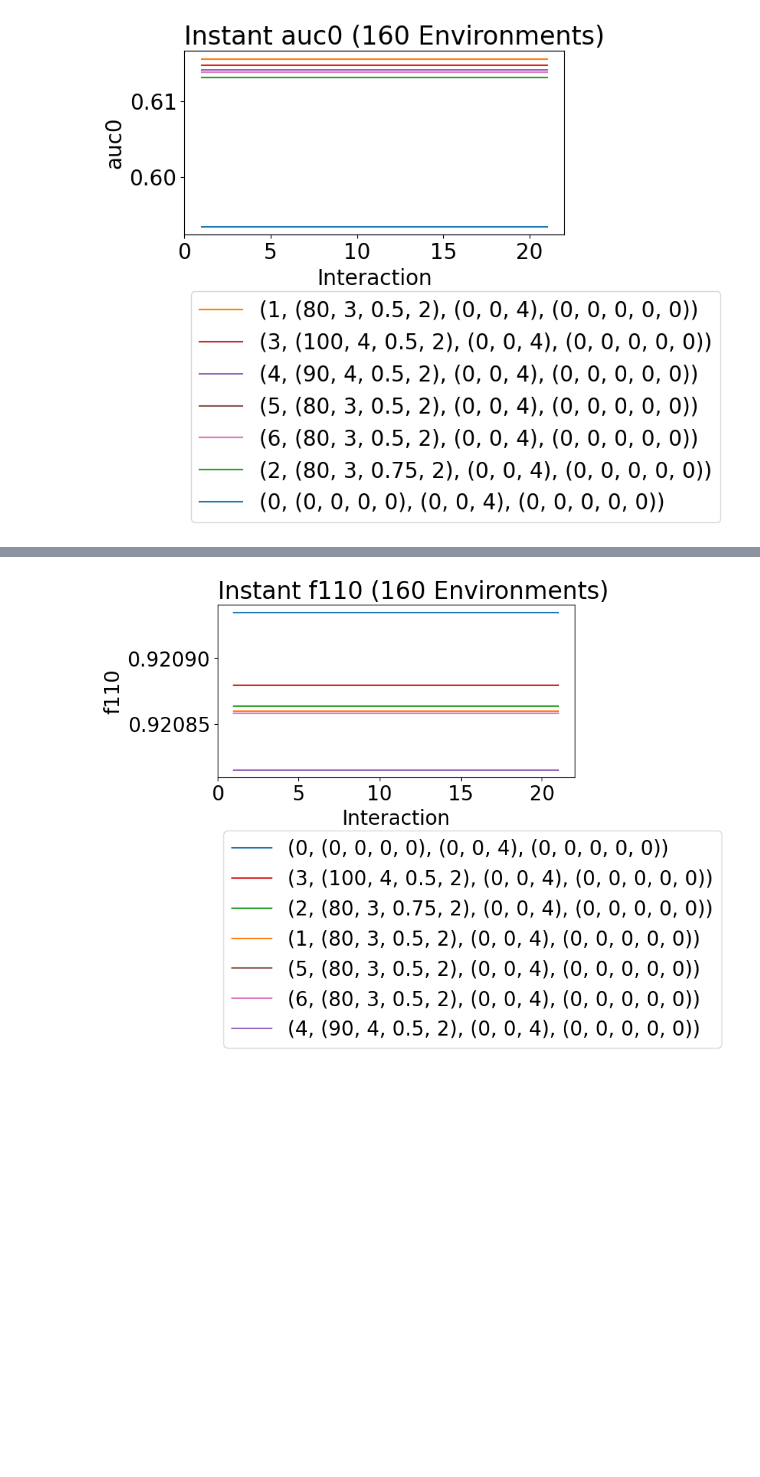
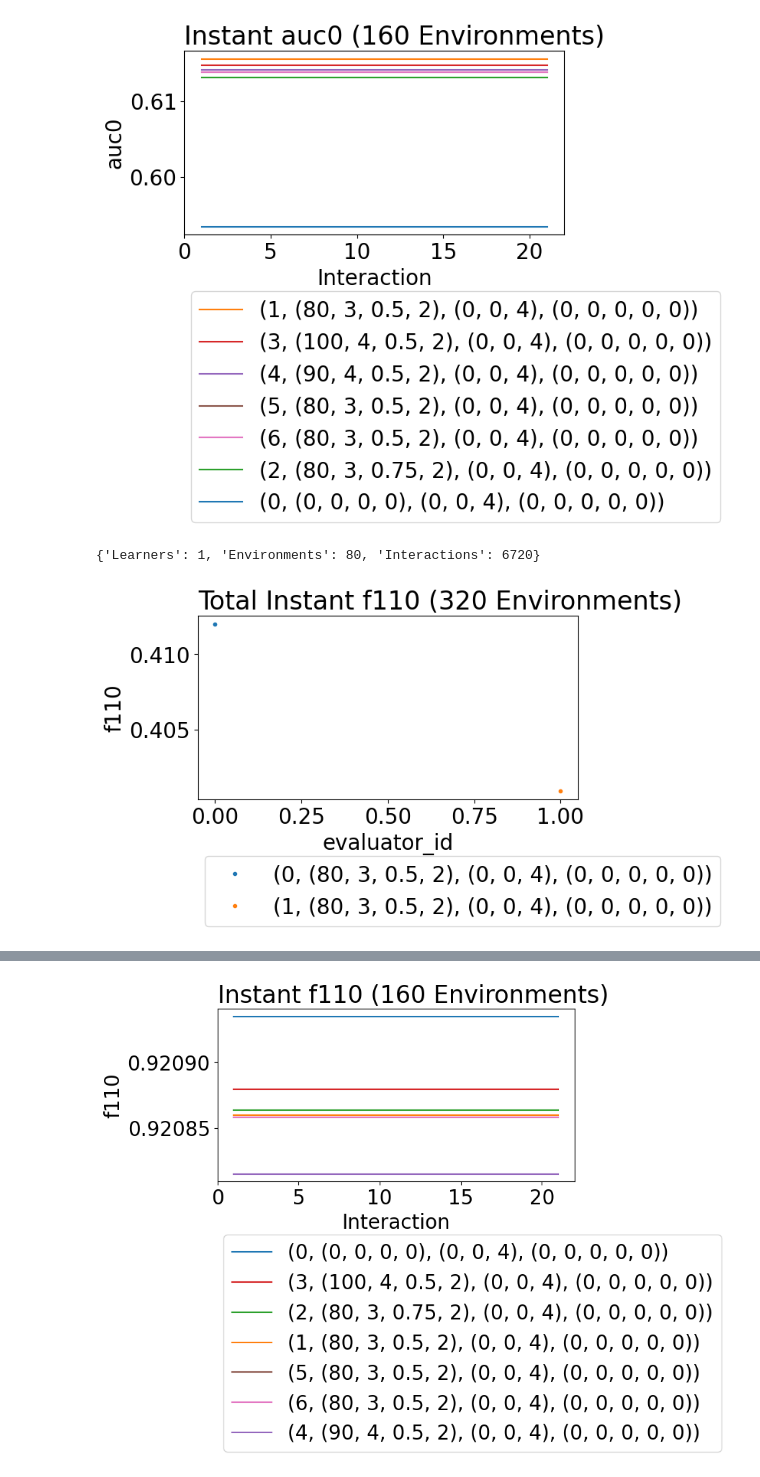
Before and after one commit to mrucker/diss, a Jupyter notebook: sapiens/notebooks/2) offline, non-personalized, supervised.ipynb, the cells around one changed output, grey strips where cells are left out. Saved outputs shown, nothing was run; the diff lists cells and outputs as text; code cells hidden in the pictures; blank space fills up the shorter version.

```diff
--- a/sapiens/notebooks/2) offline, non-personalized, supervised.ipynb
+++ b/sapiens/notebooks/2) offline, non-personalized, supervised.ipynb
@@ -2490,0 +2847,25 @@ cb.Experiment(envs,lrns,vals).run('../logs/2/offnp-ae-response.log.gz',processes
+# %%
+df  = res.interactions.to_pandas()
+env = res.environments.to_pandas()
+val = res.evaluators.to_pandas()
+
+df = df[df["index"]==1]
+df = pd.merge(df,env,on="environment_id")
+df = pd.merge(df,val,on="evaluator_id")
+
+df = df[[isinstance(e,float) for e in df["[1]-auc0"]]]
+
+def format_and_print(n,df,opt,group):
+    get_pct = lambda vals: np.nanpercentile(vals,[10,50,90]).round(2).tolist()
+
+    out = df.groupby(["trn","s1","s2","dae"]).agg({opt:'mean', group: 'sum'}).reset_index()
+
+    out = out.sort_values(opt,ascending=False).head(n=n)[["trn","s1","s2","dae",opt,group]]
+    out = [o for _,o in out.iterrows()]
+    for o in out: o["trn"] = np.array(o["trn"])[[0,8,3,7,6,5,4,2,1,9]]
+    print(opt)
+    for _x in out: print(round(_x[opt],3), get_pct(_x[group]), _x["trn"], _x["s1"], _x["s2"], _x["dae"])
+
+#[0.31, 0.57, 0.88]
+
+format_and_print(40,df,"[1]-auc0","g[1]-auc0")
@@ -4577,0 +7537,8 @@ res.plot_learners('index','auc0',l=l,p=['g','rng'],span=span,out=None)
+# %%
+res
+# %% [output]
+{'Learners': 1, 'Environments': 80, 'Interactions': 6720}
+# %%
+res.where(l=[(0,)]).plot_learners('evaluator_id','f110',l=l,p=['g','rng'],span=span)
+# %% [output]
+[figure, added]
```
Also changed, not shown: parts of 14 cells of this notebook, 4 other files.
